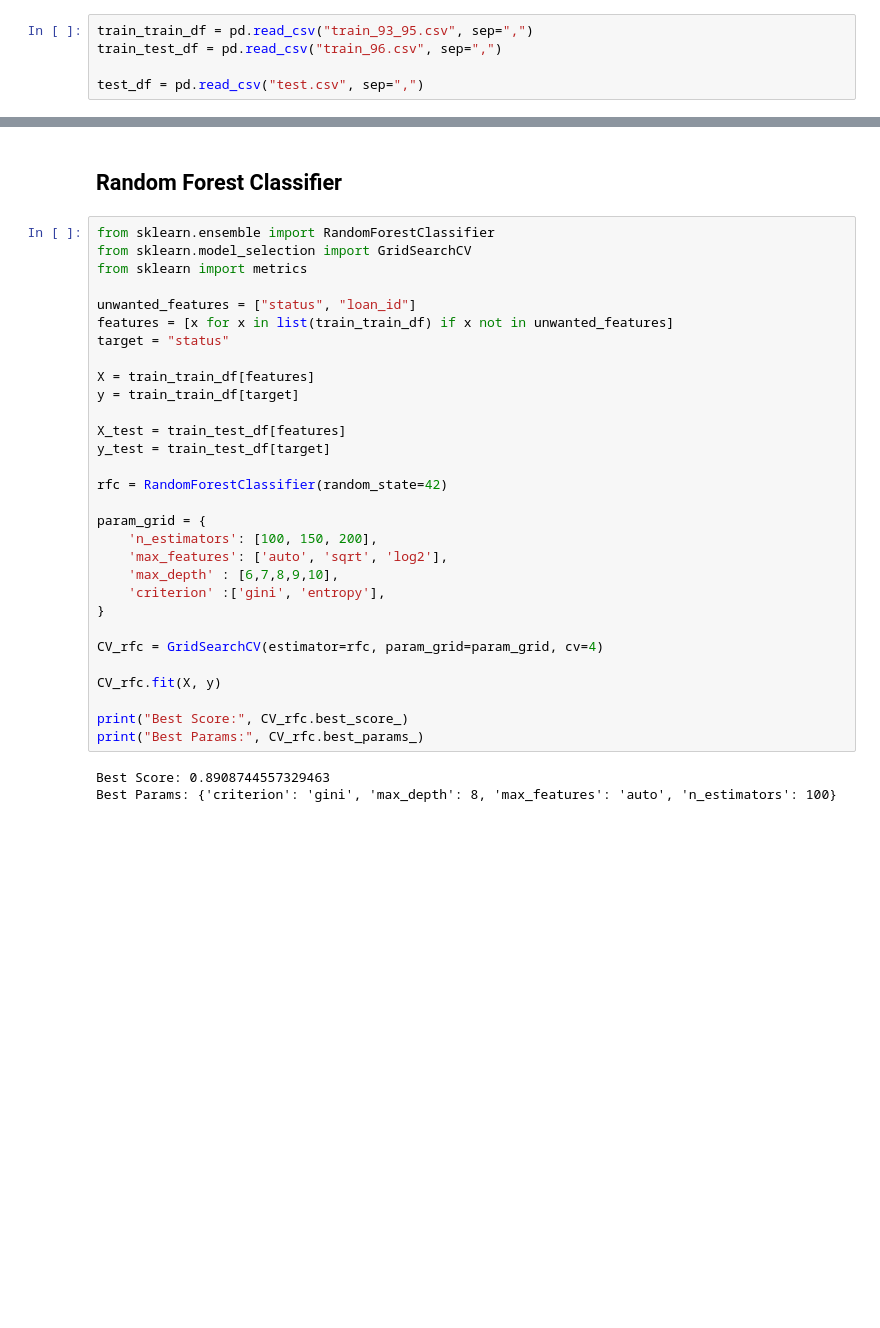
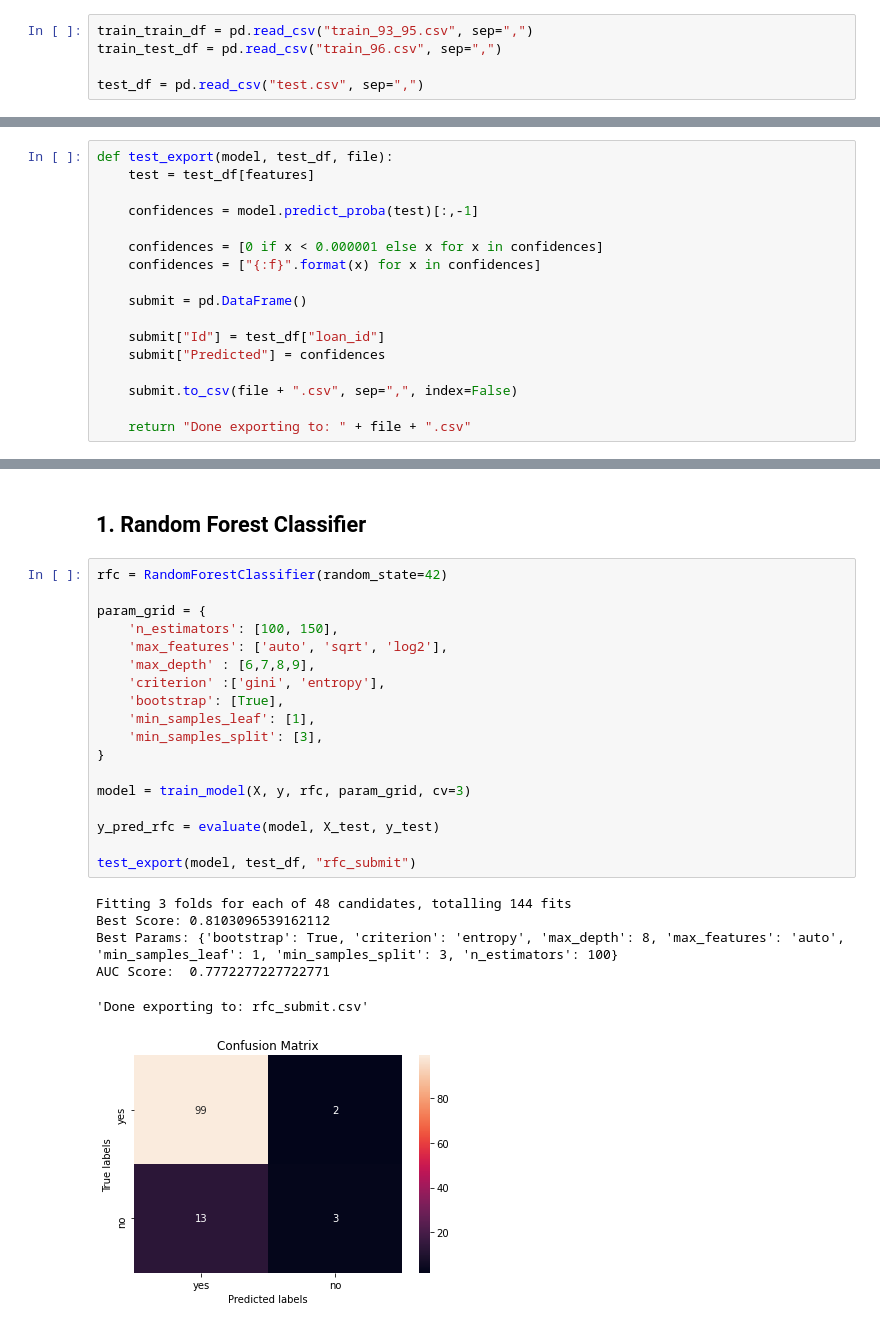
Before and after one commit to goncaloacteixeira/feup-ac, a Jupyter notebook: modeling.ipynb, the cells around one changed output, grey strips where cells are left out. Saved outputs shown, nothing was run; the diff lists cells and outputs as text; blank space fills up the shorter version.

Commit message:
updated models

```diff
--- a/modeling.ipynb
+++ b/modeling.ipynb
@@ -10,0 +74,17 @@ test_df = pd.read_csv("test.csv", sep=",")
+# %%
+def test_export(model, test_df, file):
+    test = test_df[features]
+
+    confidences = model.predict_proba(test)[:,-1]
+
+    confidences = [0 if x < 0.000001 else x for x in confidences]
+    confidences = ["{:f}".format(x) for x in confidences]
+
+    submit = pd.DataFrame()
+
+    submit["Id"] = test_df["loan_id"]
+    submit["Predicted"] = confidences
+
+    submit.to_csv(file + ".csv", sep=",", index=False)
+
+    return "Done exporting to: " + file + ".csv"
@@ -11,35 +93,27 @@ test_df = pd.read_csv("test.csv", sep=",")
 # %% [markdown]
-## Random Forest Classifier
+## 1. Random Forest Classifier
 # %%
-from sklearn.ensemble import RandomForestClassifier
-from sklearn.model_selection import GridSearchCV
-from sklearn import metrics
-
-unwanted_features = ["status", "loan_id"]
-features = [x for x in list(train_train_df) if x not in unwanted_features]
-target = "status"
-
-X = train_train_df[features]
-y = train_train_df[target]
-
-X_test = train_test_df[features]
-y_test = train_test_df[target]
-
 rfc = RandomForestClassifier(random_state=42)
 
 param_grid = {
-    'n_estimators': [100, 150, 200],
+    'n_estimators': [100, 150],
     'max_features': ['auto', 'sqrt', 'log2'],
-    'max_depth' : [6,7,8,9,10],
+    'max_depth' : [6,7,8,9],
     'criterion' :['gini', 'entropy'],
+    'bootstrap': [True],
+    'min_samples_leaf': [1],
+    'min_samples_split': [3],
 }
 
-CV_rfc = GridSearchCV(estimator=rfc, param_grid=param_grid, cv=4)
+model = train_model(X, y, rfc, param_grid, cv=3)
 
-CV_rfc.fit(X, y)
+y_pred_rfc = evaluate(model, X_test, y_test)
 
-print("Best Score:", CV_rfc.best_score_)
-print("Best Params:", CV_rfc.best_params_)
+test_export(model, test_df, "rfc_submit")
 # %% [output]
-Best Score: 0.8908744557329463
-Best Params: {'criterion': 'gini', 'max_depth': 8, 'max_features': 'auto', 'n_estimators': 100}
+Fitting 3 folds for each of 48 candidates, totalling 144 fits
+Best Score: 0.8103096539162112
+Best Params: {'bootstrap': True, 'criterion': 'entropy', 'max_depth': 8, 'max_features': 'auto', 'min_samples_leaf': 1, 'min_samples_split': 3, 'n_estimators': 100}
+AUC Score:  0.7772277227722771
+'Done exporting to: rfc_submit.csv'
+[figure, added]
```
Also changed, not shown: parts of 29 cells of this notebook.
